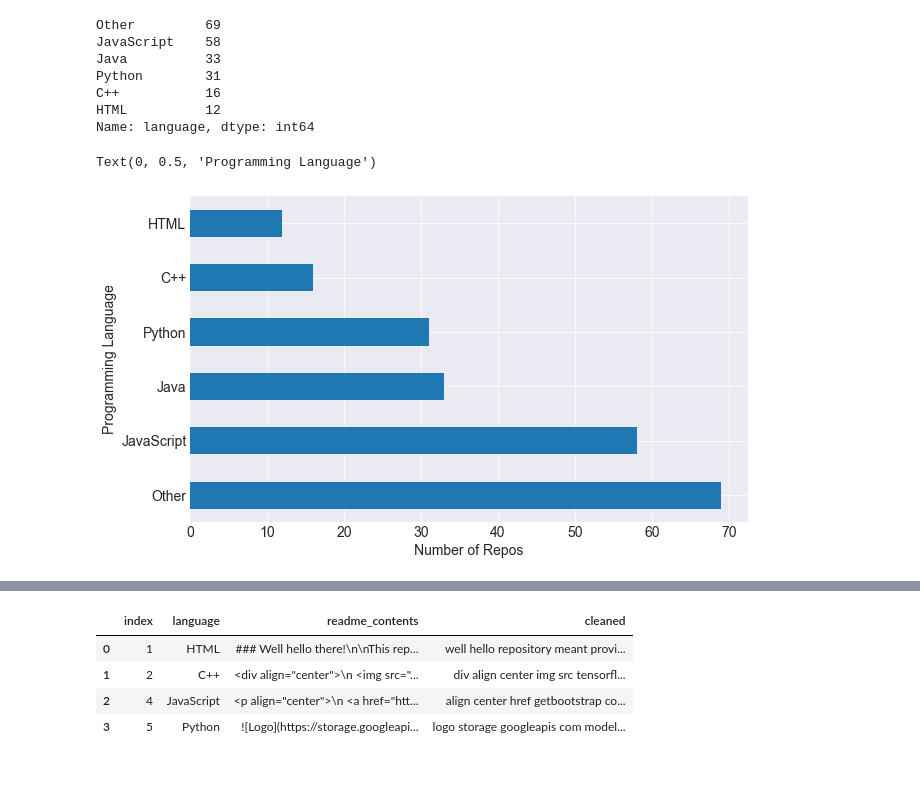
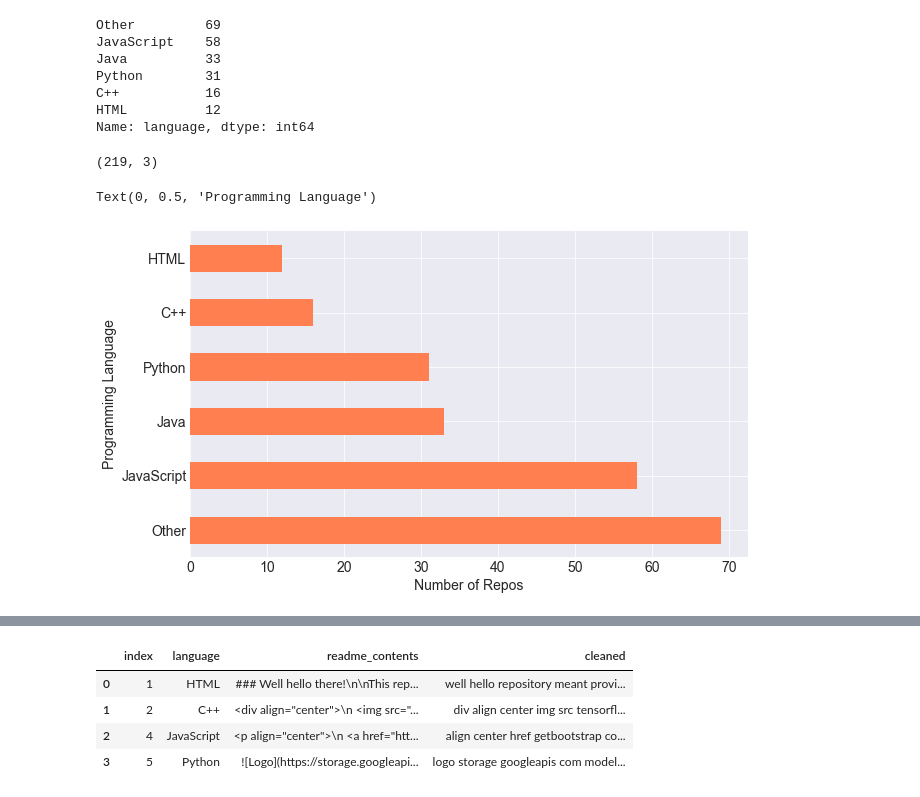
Before and after one commit to The-Tree-Muskeeters/git-language, a Jupyter notebook: nlp_project_Final.ipynb, the cells around one changed output, grey strips where cells are left out. Saved outputs shown, nothing was run; the diff lists cells and outputs as text; code cells hidden in the pictures.

```diff
--- a/nlp_project_Final.ipynb
+++ b/nlp_project_Final.ipynb
@@ -144,14 +144,18 @@ Python        31
 C++           16
 HTML          12
 Name: language, dtype: int64
+# %%
+df.shape
+# %% [output]
+(219, 3)
 # %%
 # bar plot showing repo counts by language
-df.language.value_counts().plot.barh()
+df.language.value_counts().plot.barh(color = 'coral')
 plt.xlabel('Number of Repos')
 plt.ylabel('Programming Language')
 # %% [output]
 Text(0, 0.5, 'Programming Language')
-[figure, old version]
+[figure, new version]
 # %%
 # Next we drop the column named 'repo'
 df = df.drop(columns = ['repo'])
```
Also changed, not shown: parts of 21 cells of this notebook.
